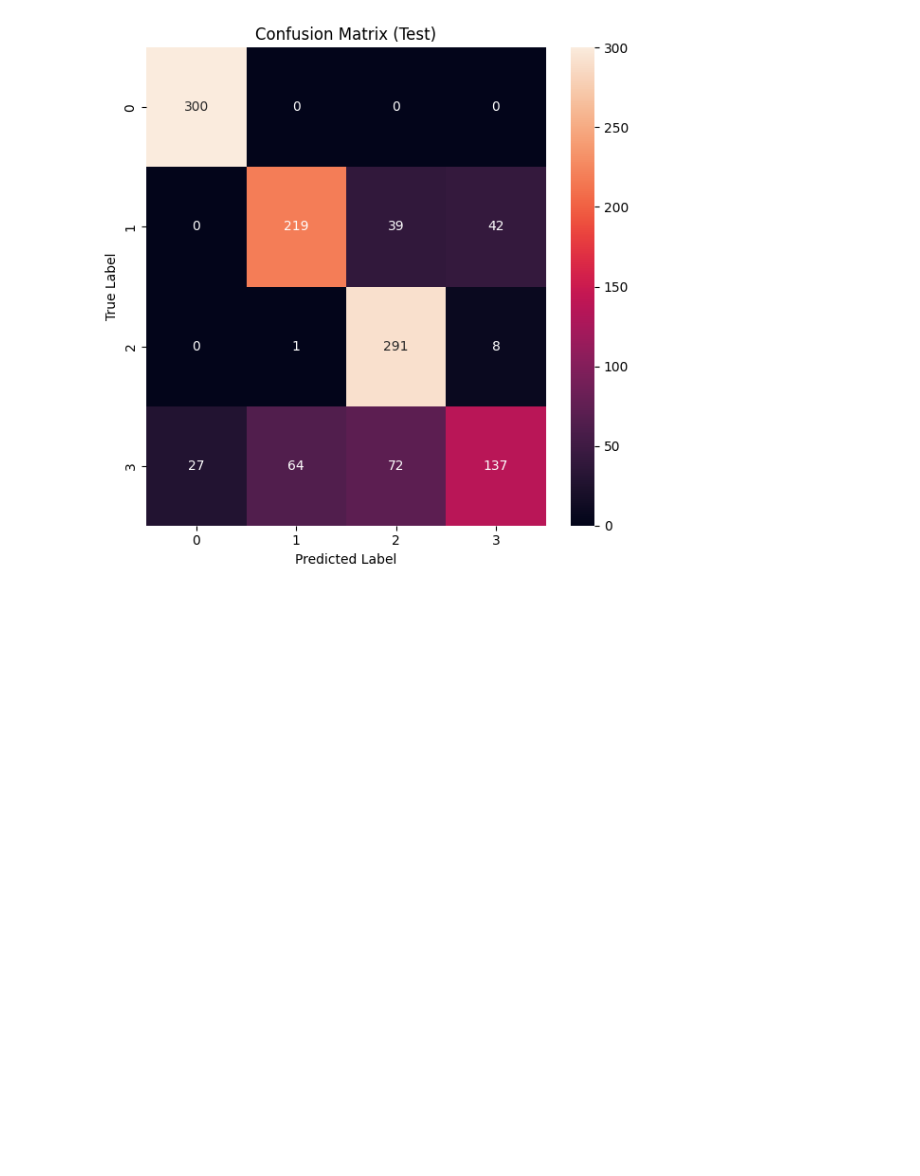
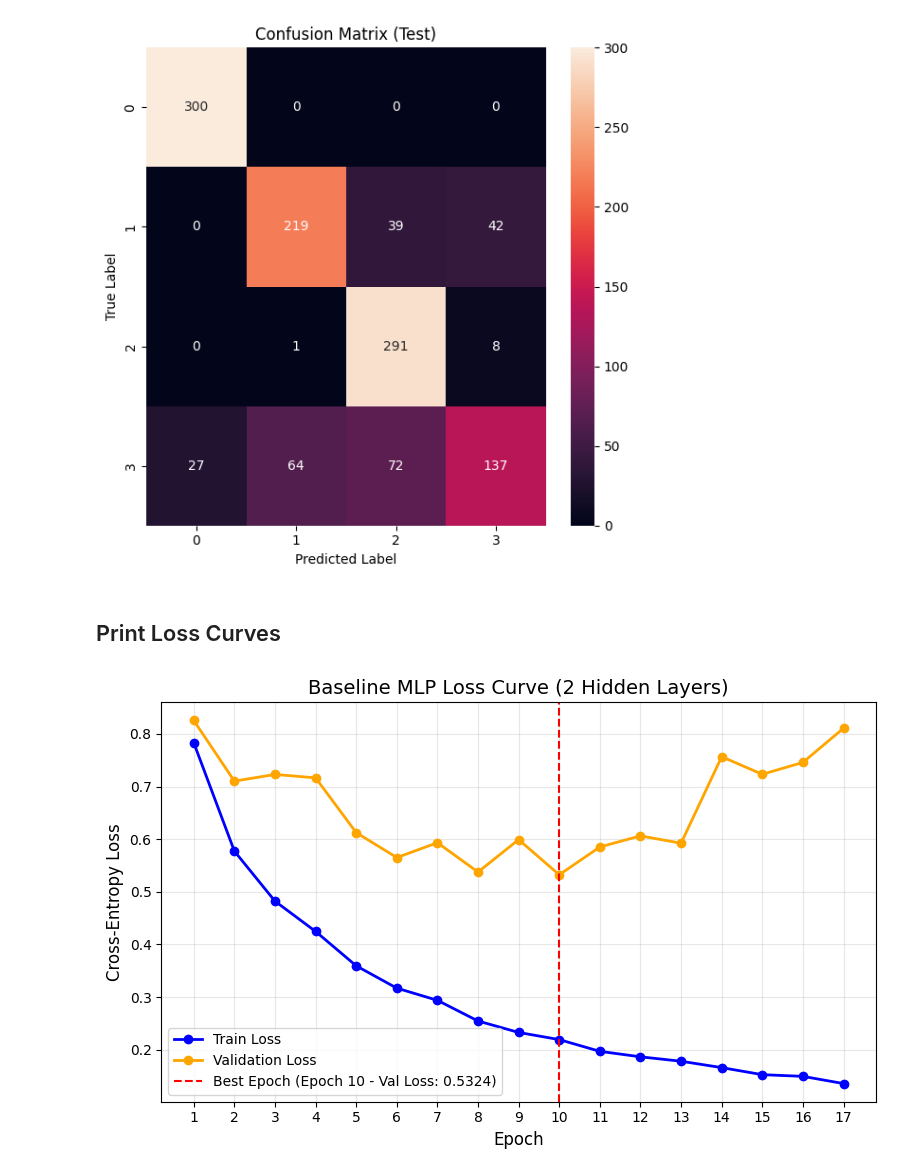
Before and after one commit to jaruss1003/Machine-Learning, a Jupyter notebook: Deep-Learning/Projects/Seizure-Classification/01_baseline_model.ipynb, the cells around one changed output. Saved outputs shown, nothing was run; the diff lists cells and outputs as text; code cells hidden in the pictures; blank space fills up the shorter version.

Commit message:
adding loss curve plot

```diff
--- a/Deep-Learning/Projects/Seizure-Classification/01_baseline_model.ipynb
+++ b/Deep-Learning/Projects/Seizure-Classification/01_baseline_model.ipynb
@@ -290,3 +290,42 @@ Training complete!
 === Evaluating Best Model on Test Set ===
 Accuracy: 0.7892 | Macro F1 Score: 0.7747 | Average Loss: 0.7443
 [figure]
+# %% [markdown]
+## Print Loss Curves
+# %%
+import matplotlib.pyplot as plt
+
+# Epoch loss values extracted from the baseline run console output
+train_losses = [
+    0.7831, 0.5773, 0.4823, 0.4248, 0.3595, 0.3171, 0.2940, 0.2547,
+    0.2330, 0.2194, 0.1971, 0.1867, 0.1783, 0.1662, 0.1528, 0.1496, 0.1359
+]
+
+val_losses = [
+    0.8254, 0.7103, 0.7229, 0.7165, 0.6125, 0.5651, 0.5933, 0.5376,
+    0.5992, 0.5324, 0.5852, 0.6063, 0.5923, 0.7566, 0.7232, 0.7458, 0.8107
+]
+
+epochs = list(range(1, len(train_losses) + 1))
+
+# Plotting Loss Curve
+plt.figure(figsize=(8, 5))
+plt.plot(epochs, train_losses, label="Train Loss", color="blue", linewidth=2, marker='o')
+plt.plot(epochs, val_losses, label="Validation Loss", color="orange", linewidth=2, marker='o')
+plt.axvline(
+    x=10,
+    color="red",
+    linestyle="--",
+    label="Best Epoch (Epoch 10 - Val Loss: 0.5324)",
+)
+
+plt.title("Baseline MLP Loss Curve (2 Hidden Layers)", fontsize=14)
+plt.xlabel("Epoch", fontsize=12)
+plt.ylabel("Cross-Entropy Loss", fontsize=12)
+plt.xticks(epochs)
+plt.legend()
+plt.grid(True, alpha=0.3)
+plt.tight_layout()
+plt.show()
+# %% [output]
+[figure, added]
```
